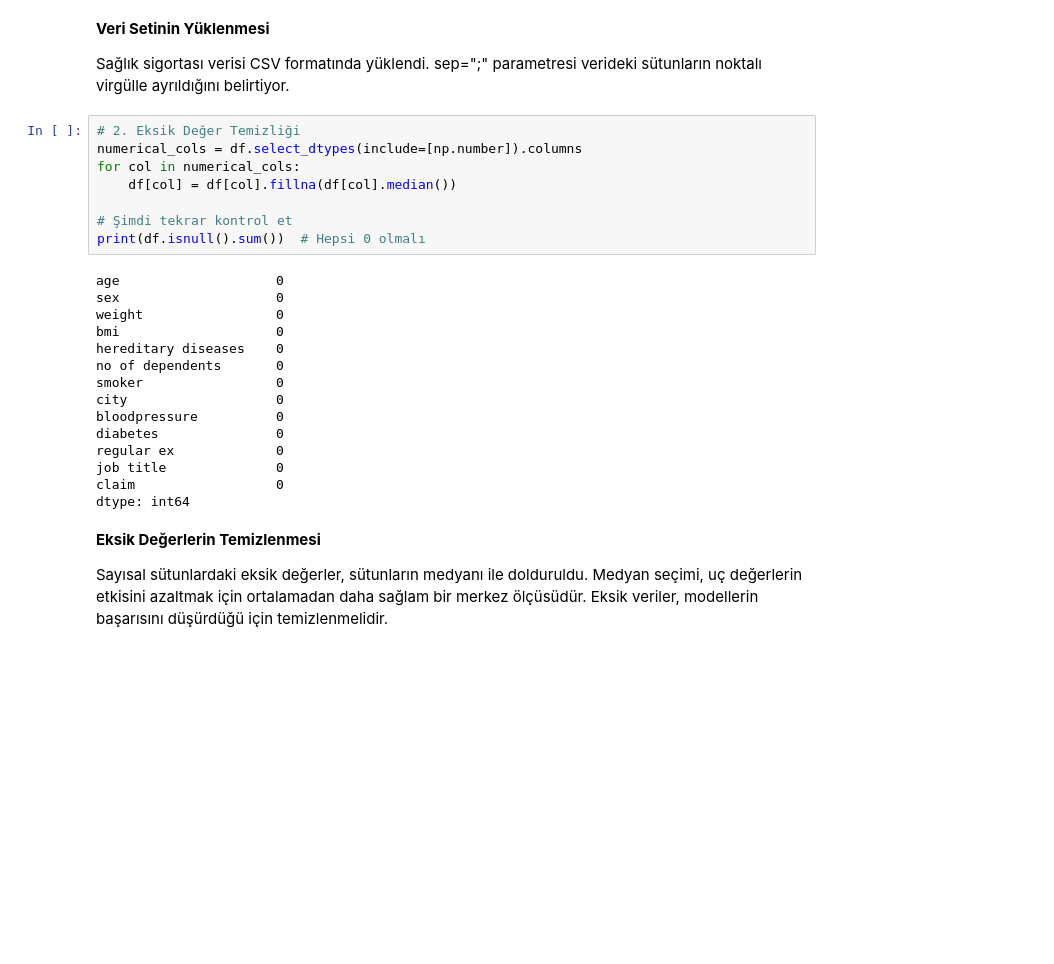
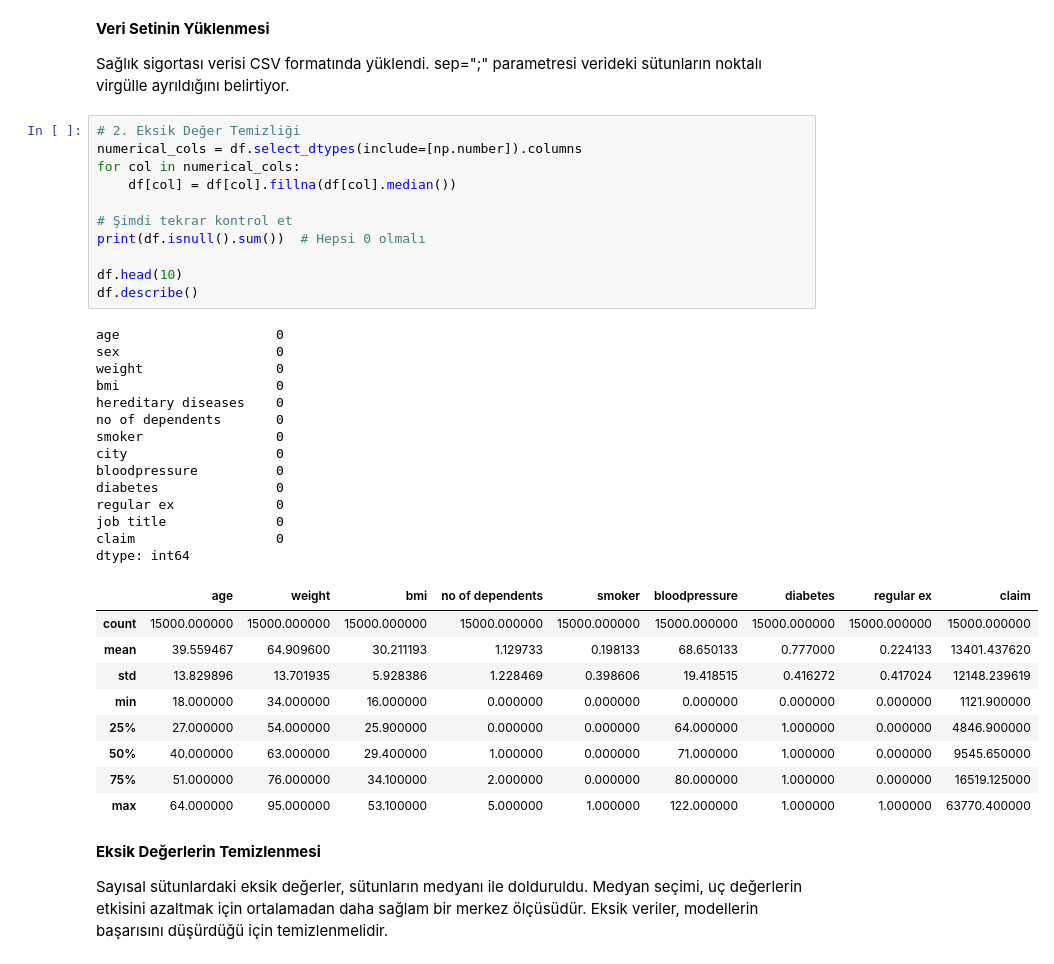
Before and after one commit to sellinkaya/Medical_Insurance_Payment_Project, a Jupyter notebook: Health_Insurance_ML.ipynb, the cells around one changed output. Drawn from its saved outputs; the diff is of its cells as text; blank space fills up the shorter version.

```diff
--- a/Health_Insurance_ML.ipynb
+++ b/Health_Insurance_ML.ipynb
@@ -49,26 +52,38 @@ sep=";" parametresi verideki sütunların noktalı virgülle ayrıldığını be
 # %%
 # 2. Eksik Değer Temizliği
 numerical_cols = df.select_dtypes(include=[np.number]).columns
 for col in numerical_cols:
     df[col] = df[col].fillna(df[col].median())
 
 # Şimdi tekrar kontrol et
 print(df.isnull().sum())  # Hepsi 0 olmalı
+
+df.head(10)
+df.describe()
 # %% [output]
 age                    0
 sex                    0
 weight                 0
 bmi                    0
 hereditary diseases    0
 no of dependents       0
 smoker                 0
 city                   0
 bloodpressure          0
 diabetes               0
 regular ex             0
 job title              0
 claim                  0
 dtype: int64
+|  | age | weight | bmi | no of dependents | smoker | bloodpressure | diabetes | regular ex | claim |
+| count | 15000.000000 | 15000.000000 | 15000.000000 | 15000.000000 | 15000.000000 | 15000.000000 | 15000.000000 | 15000.000000 | 15000.000000 |
+| mean | 39.559467 | 64.909600 | 30.211193 | 1.129733 | 0.198133 | 68.650133 | 0.777000 | 0.224133 | 13401.437620 |
+| std | 13.829896 | 13.701935 | 5.928386 | 1.228469 | 0.398606 | 19.418515 | 0.416272 | 0.417024 | 12148.239619 |
+| min | 18.000000 | 34.000000 | 16.000000 | 0.000000 | 0.000000 | 0.000000 | 0.000000 | 0.000000 | 1121.900000 |
+| 25% | 27.000000 | 54.000000 | 25.900000 | 0.000000 | 0.000000 | 64.000000 | 1.000000 | 0.000000 | 4846.900000 |
+| 50% | 40.000000 | 63.000000 | 29.400000 | 1.000000 | 0.000000 | 71.000000 | 1.000000 | 0.000000 | 9545.650000 |
+| 75% | 51.000000 | 76.000000 | 34.100000 | 2.000000 | 0.000000 | 80.000000 | 1.000000 | 0.000000 | 16519.125000 |
+| max | 64.000000 | 95.000000 | 53.100000 | 5.000000 | 1.000000 | 122.000000 | 1.000000 | 1.000000 | 63770.400000 |
 # %% [markdown]
 **Eksik Değerlerin Temizlenmesi**
 
```
Also changed, not shown: parts of 1 cell of this notebook.
